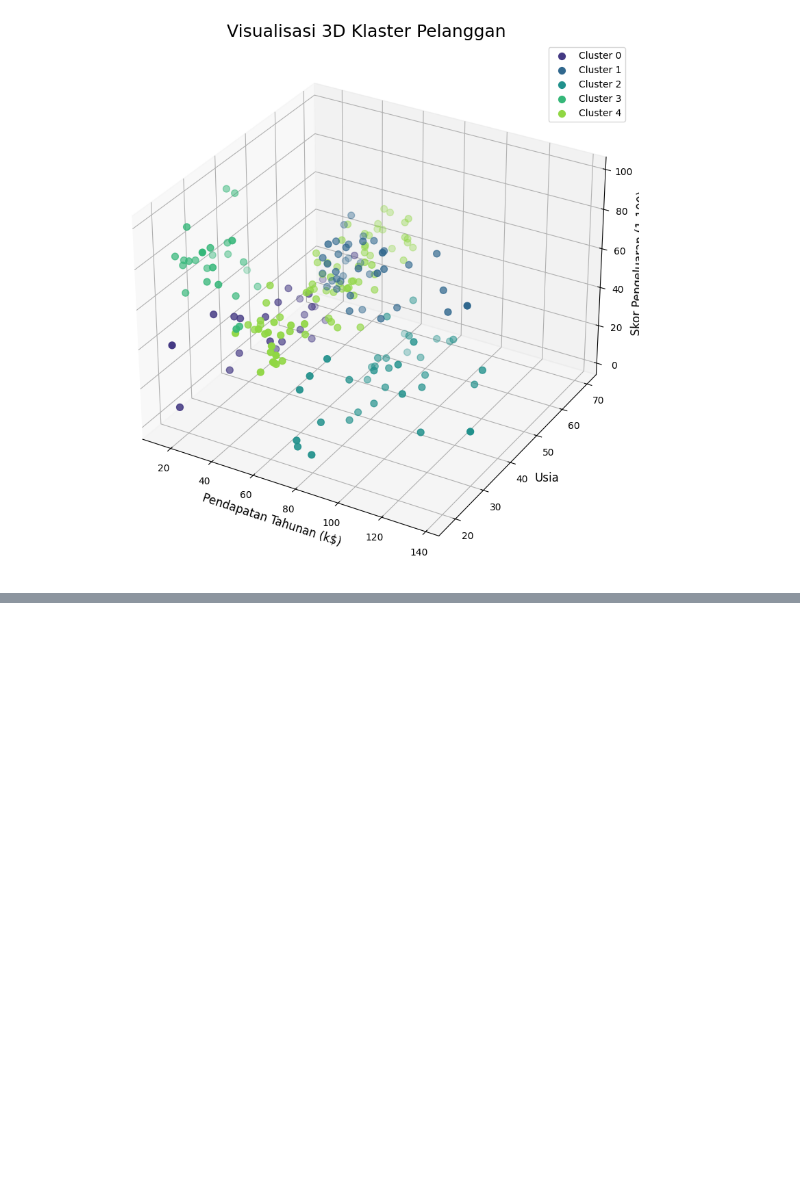
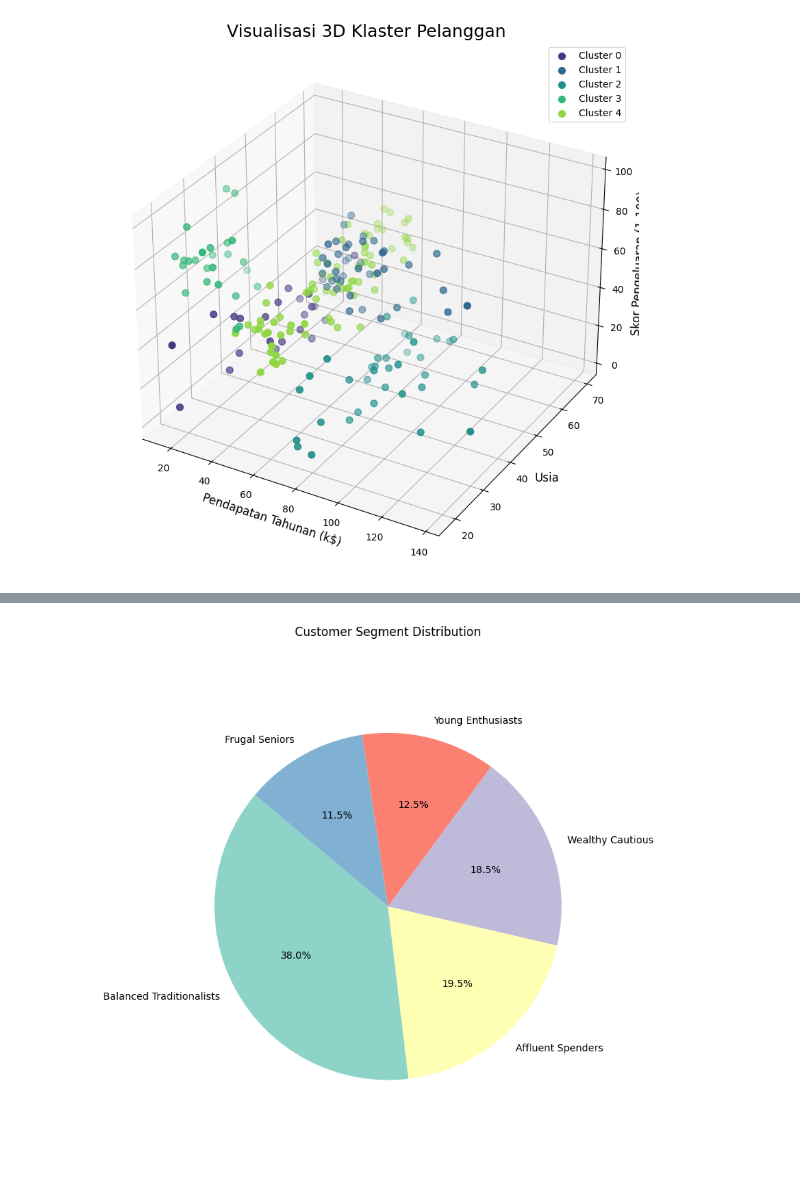
Before and after one commit to 1sleep231/Customer_Segmen, a Jupyter notebook: model/code.ipynb, the cells around one changed output, grey strips where cells are left out. Drawn from its saved outputs; the diff is of its cells as text; code cells hidden in the pictures; blank space fills up the shorter version.

```diff
--- a/model/code.ipynb
+++ b/model/code.ipynb
@@ -373,0 +438,11 @@ fig.show()
+# %%
+# Tambahkan kolom baru dengan label yang lebih representatif
+new_labels = {
+    0: "Frugal Seniors",
+    1: "Affluent Spenders",
+    2: "Wealthy Cautious",
+    3: "Young Enthusiasts",
+    4: "Balanced Traditionalists"
+}
+df["Segment_Label"] = df["Cluster"].map(new_labels)
+df.head()
@@ -373,0 +456,14 @@ fig.show()
+# %%
+# Hitung distribusi segment label yang baru
+segment_counts = df["Segment_Label"].value_counts()
+
+# Pie chart
+plt.figure(figsize=(8, 8))
+colors = plt.get_cmap('Set3').colors
+plt.pie(segment_counts, labels=segment_counts.index, autopct='%1.1f%%', startangle=140, colors=colors)
+plt.title("Customer Segment Distribution")
+plt.axis('equal')  # Membuat pie chart sebagai lingkaran
+plt.tight_layout()
+plt.show()
+# %% [output]
+[figure, added]
```
Also changed, not shown: parts of 10 cells of this notebook.
